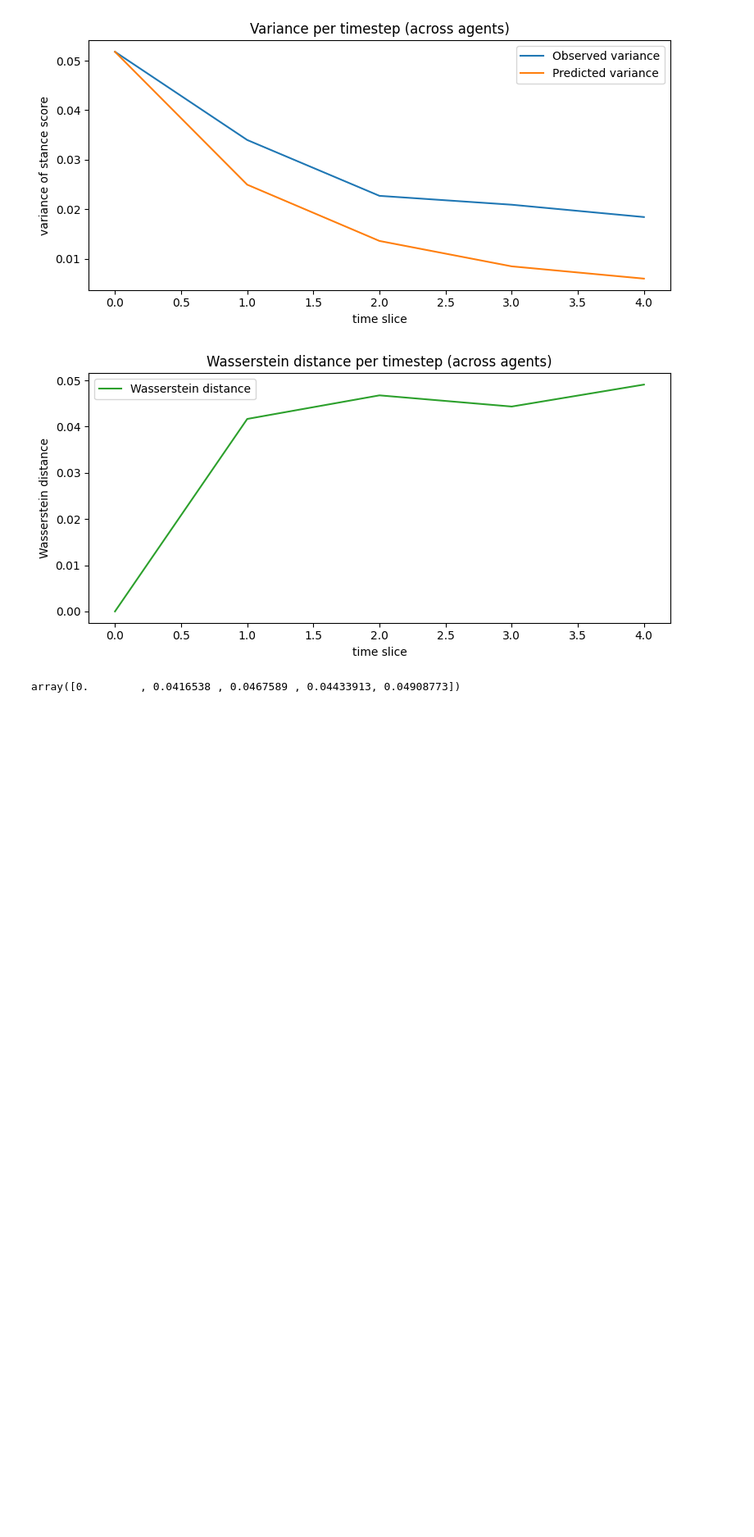
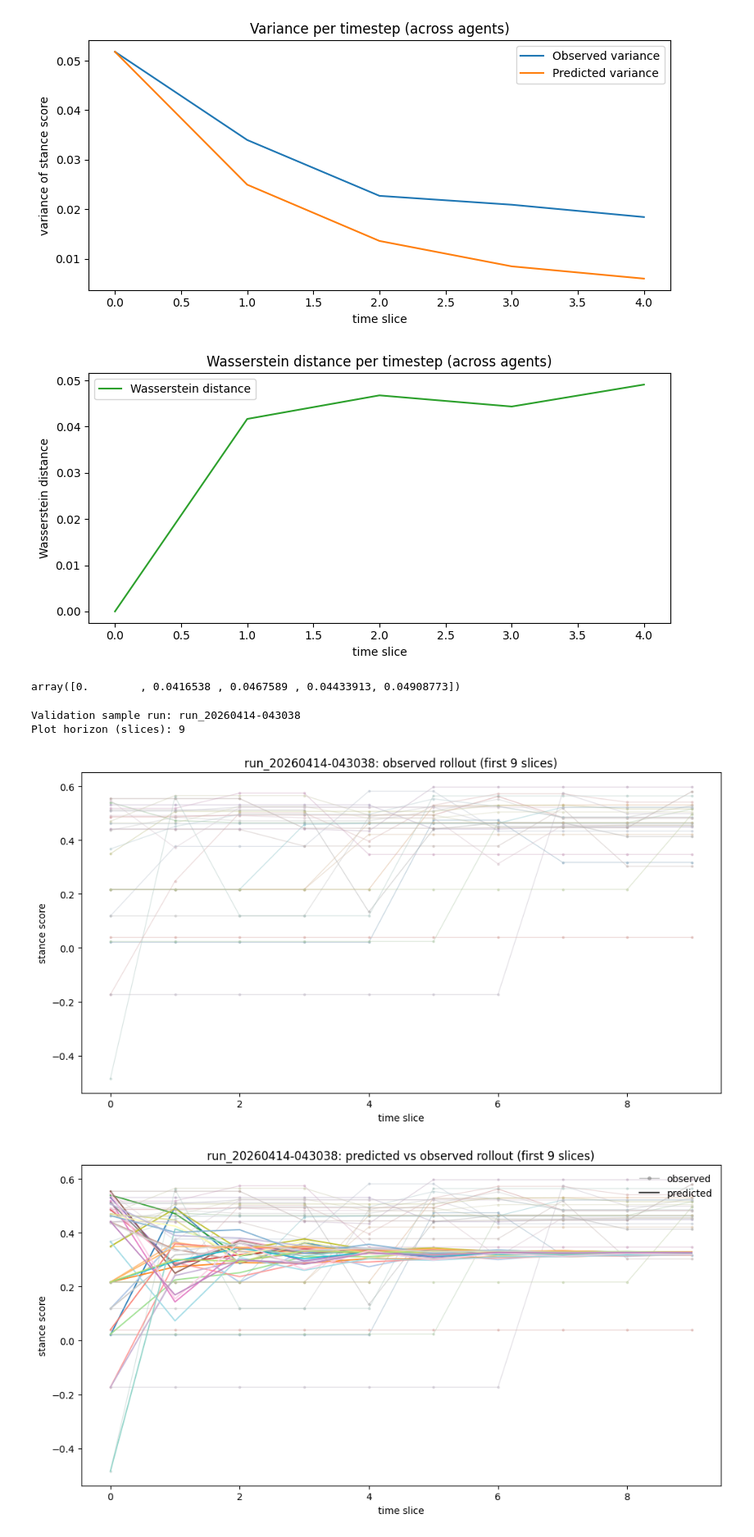
Before and after one commit to samuelLi05/llm-network, a Jupyter notebook: modeling/models/models.ipynb, the cells around one changed output. Shown at 82% size. Cells and saved outputs as stored; diff of their text form; code cells hidden in the pictures; blank space fills up the shorter version.

```diff
--- a/modeling/models/models.ipynb
+++ b/modeling/models/models.ipynb
@@ -1213,3 +1402,81 @@ plot_wasserstein_distance_per_timestep(TEST_FJ_ADJ['wasserstein_stack'].mean(axi
 [figure]
 [figure]
 array([0.        , 0.0416538 , 0.0467589 , 0.04433913, 0.04908773])
+# %%
+from plot_utils import plot_observed_trajectories, plot_predicted_vs_observed
+
+PREDICTED_TEST_DEGROOT = {
+    rn: degroot_rollout_prediction(
+        GLOBAL_W,
+        np.asarray(TEST_RUN_TRAJ[rn], dtype=float)[0],
+        PARAMS['rollout_horizon_cap'],
+    )
+    for rn in TEST_RUN_TRAJ.keys()
+}
+
+PREDICTED_TEST_FJ_FIXED = {
+    rn: friedkin_johnsen_rollout_prediction(
+        FJ_W,
+        FJ_b,
+        np.asarray(TEST_RUN_TRAJ[rn], dtype=float)[0],
+        PARAMS['rollout_horizon_cap'],
+        FJ_LAMBDA1,
+        FJ_LAMBDA2,
+    )
+    for rn in TEST_RUN_TRAJ.keys()
+}
+
+PREDICTED_TEST_FJ_JOINT = {
+    rn: friedkin_johnsen_rollout_prediction(
+        JOINT_W,
+        JOINT_B,
+        np.asarray(TEST_RUN_TRAJ[rn], dtype=float)[0],
+        PARAMS['rollout_horizon_cap'],
+        JOINT_L1,
+        JOINT_L2,
+    )
+    for rn in TEST_RUN_TRAJ.keys()
+}
+
+PREDICTED_TEST_FJ_ADJ = {
+    rn: friedkin_johnsen_adjacency_rollout(
+        fj_adj['W'],
+        fj_adj['bias'],
+        np.asarray(TEST_RUN_TRAJ[rn], dtype=float)[0],
+        PARAMS['rollout_horizon_cap'],
+        FJ_ADJ_LAMBDA1,
+        FJ_ADJ_LAMBDA2,
+    )
+    for rn in TEST_RUN_TRAJ.keys()
+}
+
+# Test-only trajectory plots.
+run_id = max(TEST_RUN_NAMES, key=lambda rn: np.asarray(TEST_RUN_TRAJ[rn], dtype=float).shape[0])
+plot_horizon = min(
+    10,
+    np.asarray(TEST_RUN_TRAJ[run_id], dtype=float).shape[0] - 1,
+    np.asarray(PREDICTED_TEST_DEGROOT[run_id], dtype=float).shape[0] - 1,
+    np.asarray(PREDICTED_TEST_FJ_FIXED[run_id], dtype=float).shape[0] - 1,
+    np.asarray(PREDICTED_TEST_FJ_JOINT[run_id], dtype=float).shape[0] - 1,
+    np.asarray(PREDICTED_TEST_FJ_ADJ[run_id], dtype=float).shape[0] - 1,
+)
+
+print('Validation sample run:', run_id)
+print('Plot horizon (slices):', plot_horizon)
+
+plot_observed_trajectories(run_id, TEST_RUN_TRAJ[run_id], GLOBAL_AGENT_IDS, plot_horizon)
+plot_predicted_vs_observed(run_id, TEST_RUN_TRAJ[run_id], PREDICTED_TEST_DEGROOT[run_id], GLOBAL_AGENT_IDS, plot_horizon)
+
+plot_observed_trajectories(run_id, TEST_RUN_TRAJ[run_id], GLOBAL_AGENT_IDS, plot_horizon)
+plot_predicted_vs_observed(run_id, TEST_RUN_TRAJ[run_id], PREDICTED_TEST_FJ_FIXED[run_id], GLOBAL_AGENT_IDS, plot_horizon)
+
+plot_observed_trajectories(run_id, TEST_RUN_TRAJ[run_id], GLOBAL_AGENT_IDS, plot_horizon)
+plot_predicted_vs_observed(run_id, TEST_RUN_TRAJ[run_id], PREDICTED_TEST_FJ_JOINT[run_id], GLOBAL_AGENT_IDS, plot_horizon)
+
+plot_observed_trajectories(run_id, TEST_RUN_TRAJ[run_id], GLOBAL_AGENT_IDS, plot_horizon)
+plot_predicted_vs_observed(run_id, TEST_RUN_TRAJ[run_id], PREDICTED_TEST_FJ_ADJ[run_id], GLOBAL_AGENT_IDS, plot_horizon)
+# %% [output]
+Validation sample run: run_20260414-043038
+Plot horizon (slices): 9
+[figure, added]
+[figure, added]
```
Also changed, not shown: parts of 14 cells of this notebook, 3 other files.
